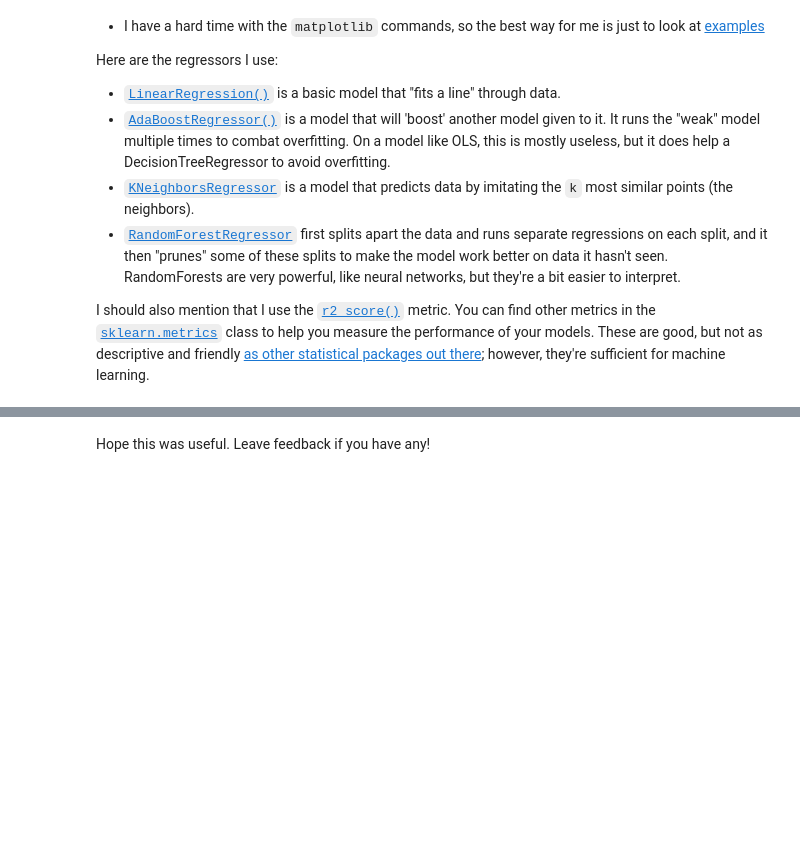
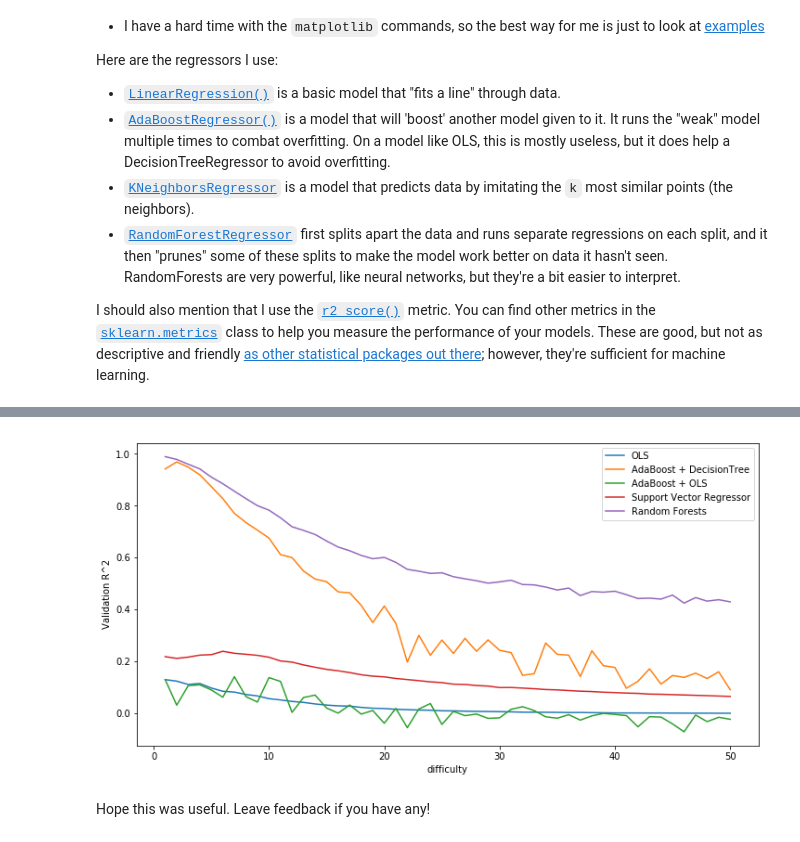
Before and after one commit to sjchiass/ml_guides, a Jupyter notebook: Statistical Learning/1_Regressions.ipynb, the cells around one changed output, grey strips where cells are left out. Cells and saved outputs as stored; diff of their text form; code cells hidden in the pictures; blank space fills up the shorter version.

```diff
--- a/Statistical Learning/1_Regressions.ipynb
+++ b/Statistical Learning/1_Regressions.ipynb
@@ -558,2 +581,50 @@ R^2 score for Random Forests is 0.9110315689434602
+# %%
+how_much = 50 + 1
+
+plt.figure(figsize=(12, 6))
+regressors = [LinearRegression(),
+              AdaBoostRegressor(n_estimators=100),
+              AdaBoostRegressor(LinearRegression(), n_estimators=100),
+              SVR(),
+              RandomForestRegressor(n_estimators=100, max_depth=5)]
+
+# Give them names for the legend
+regressor_names = ["OLS", "AdaBoost + DecisionTree", "AdaBoost + OLS", "Support Vector Regressor", "Random Forests"]
+
+# Create storage for the results
+regressor_results = {}
+for key in regressor_names:
+    regressor_results[key] = []
+
+# Also give them colors
+colors = ["g", "r", "c", "burlywood", "b"]
+
+for diff in range(1, how_much):
+    # Training data
+    x_train, y_train = generate_fake(difficulty=diff, obs_range=100)
+
+    # Validation data
+    x_valid, y_valid = generate_fake(difficulty=diff, obs_range=100)
+
+    # You can use the zip() function to iterate over multiple series
+    for regressor, name in zip(regressors, regressor_names):
+        _ = regressor
+        # fit instance
+        fit = _.fit(X=x_train, y=y_train)
+        # predict using instance
+        valid_predict = _.predict(X=x_valid)
+        # R^2
+        _score = r2_score(y_valid, valid_predict)
+        regressor_results[name].append(_score)
+
+for key in regressor_results:
+    plt.plot(range(1, how_much), regressor_results[key], label=key)
+
+plt.legend()
+plt.xlabel("difficulty")
+plt.ylabel("Validation R^2")
+plt.show()
+# %% [output]
+[figure, added]
 # %% [markdown]
 Hope this was useful. Leave feedback if you have any!
```
Also changed, not shown: parts of 6 cells of this notebook, 3 other files.
